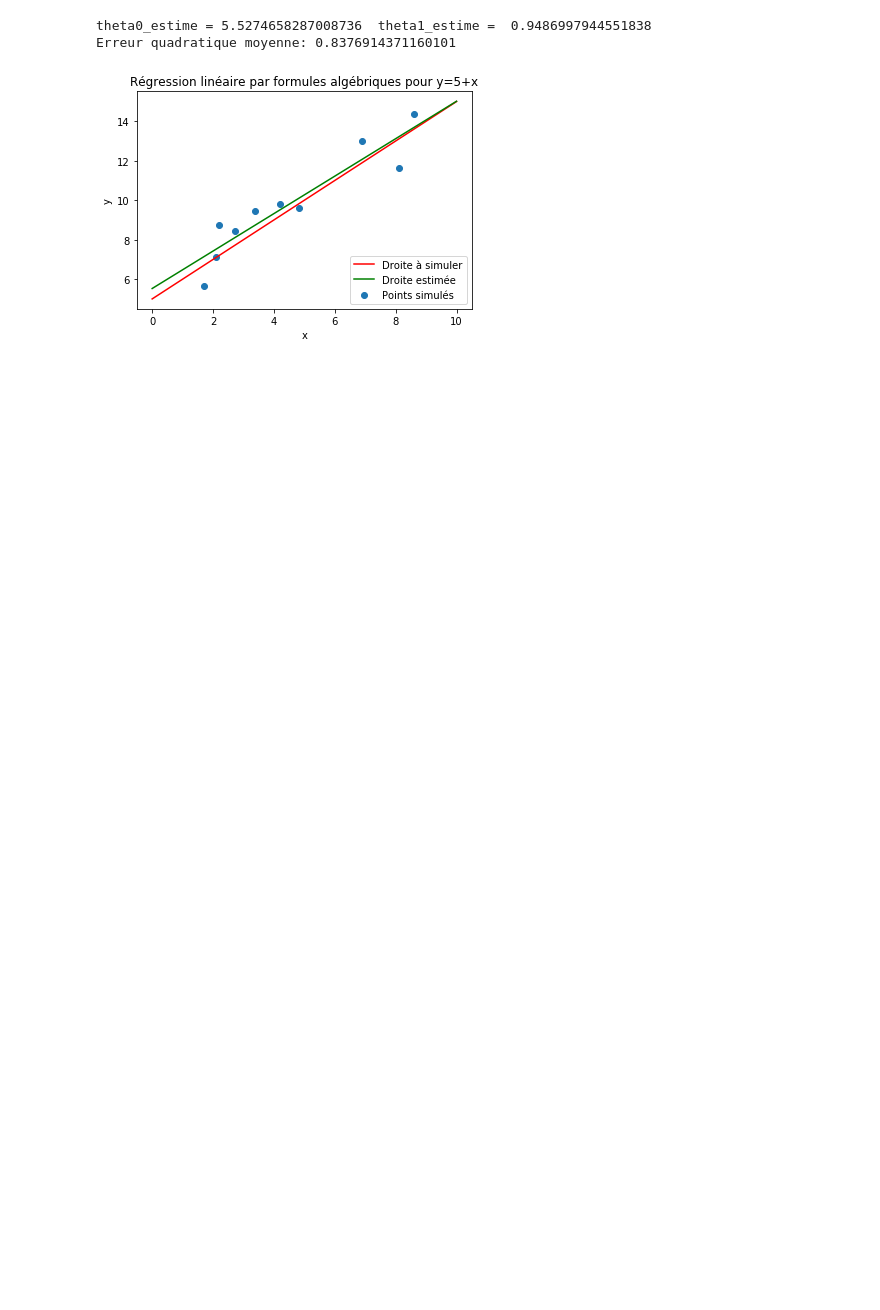
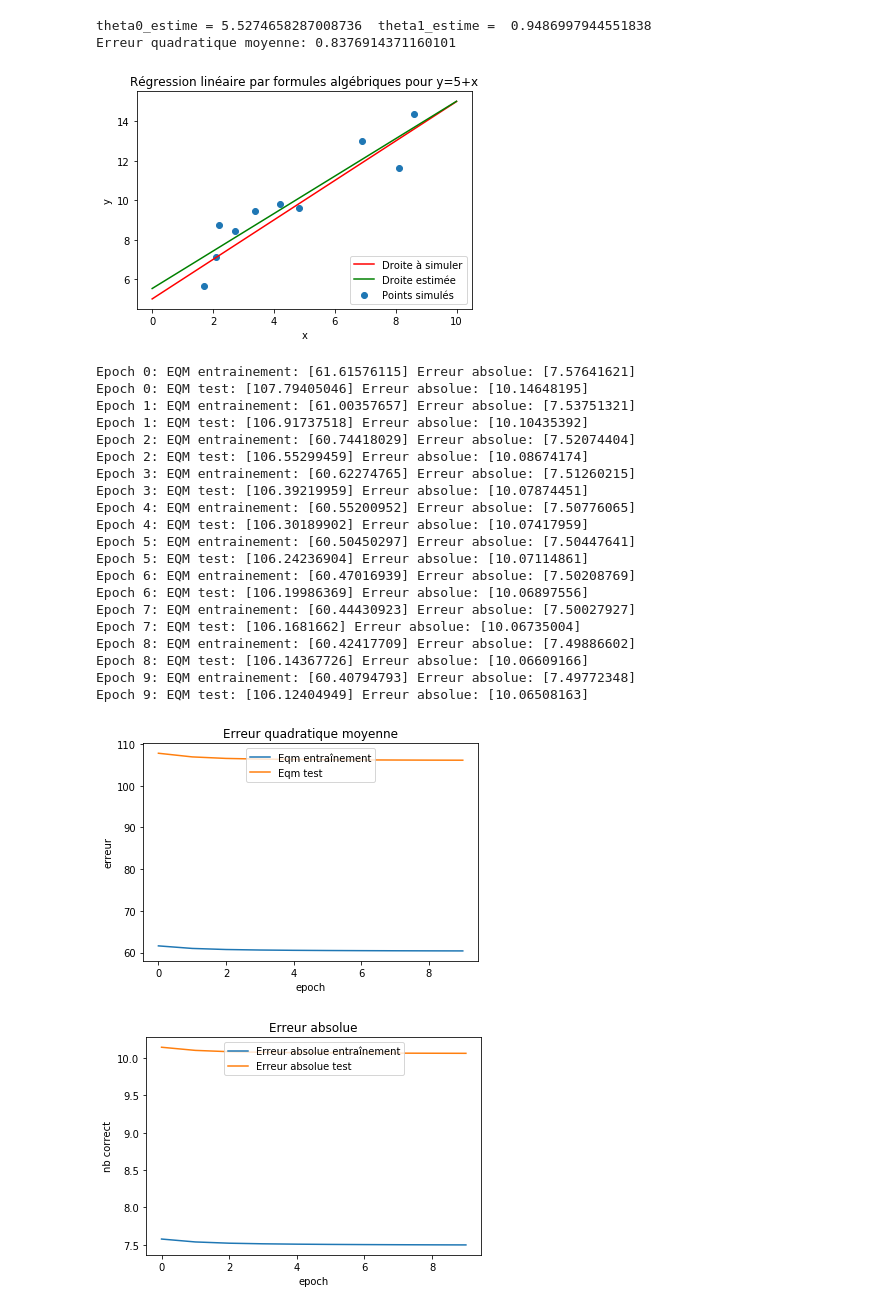
Before and after one commit to RobertGodin/CodePython, a Jupyter notebook: Notebooks/RNALineaireUniv.ipynb, the cells around one changed output. Saved outputs shown, nothing was run; the diff lists cells and outputs as text; code cells hidden in the pictures; blank space fills up the shorter version.

```diff
--- a/Notebooks/RNALineaireUniv.ipynb
+++ b/Notebooks/RNALineaireUniv.ipynb
@@ -182,3 +224,32 @@ plt.show()
 theta0_estime = 5.5274658287008736  theta1_estime =  0.9486997944551838
 Erreur quadratique moyenne: 0.8376914371160101
 [figure]
+# %%
+donnees = [(np.reshape(X[i],(1,1)),np.reshape(Y[i],(1,1))) for i in range(len(X))]
+donnees_test,donnees_ent=diviser_ent_test(donnees, 0.5)
+# %%
+un_rna = RNA([1,2,1])
+un_rna.entrainer_par_mini_lot(donnees_ent,donnees_test,10,1,0.1)
+# %% [output]
+Epoch 0: EQM entrainement: [61.61576115] Erreur absolue: [7.57641621]
+Epoch 0: EQM test: [107.79405046] Erreur absolue: [10.14648195]
+Epoch 1: EQM entrainement: [61.00357657] Erreur absolue: [7.53751321]
+Epoch 1: EQM test: [106.91737518] Erreur absolue: [10.10435392]
+Epoch 2: EQM entrainement: [60.74418029] Erreur absolue: [7.52074404]
+Epoch 2: EQM test: [106.55299459] Erreur absolue: [10.08674174]
+Epoch 3: EQM entrainement: [60.62274765] Erreur absolue: [7.51260215]
+Epoch 3: EQM test: [106.39219959] Erreur absolue: [10.07874451]
+Epoch 4: EQM entrainement: [60.55200952] Erreur absolue: [7.50776065]
+Epoch 4: EQM test: [106.30189902] Erreur absolue: [10.07417959]
+Epoch 5: EQM entrainement: [60.50450297] Erreur absolue: [7.50447641]
+Epoch 5: EQM test: [106.24236904] Erreur absolue: [10.07114861]
+Epoch 6: EQM entrainement: [60.47016939] Erreur absolue: [7.50208769]
+Epoch 6: EQM test: [106.19986369] Erreur absolue: [10.06897556]
+Epoch 7: EQM entrainement: [60.44430923] Erreur absolue: [7.50027927]
+Epoch 7: EQM test: [106.1681662] Erreur absolue: [10.06735004]
+Epoch 8: EQM entrainement: [60.42417709] Erreur absolue: [7.49886602]
+Epoch 8: EQM test: [106.14367726] Erreur absolue: [10.06609166]
+Epoch 9: EQM entrainement: [60.40794793] Erreur absolue: [7.49772348]
+Epoch 9: EQM test: [106.12404949] Erreur absolue: [10.06508163]
+[figure, added]
+[figure, added]
```
Also changed, not shown: parts of 1 cell of this notebook, 14 other files.
